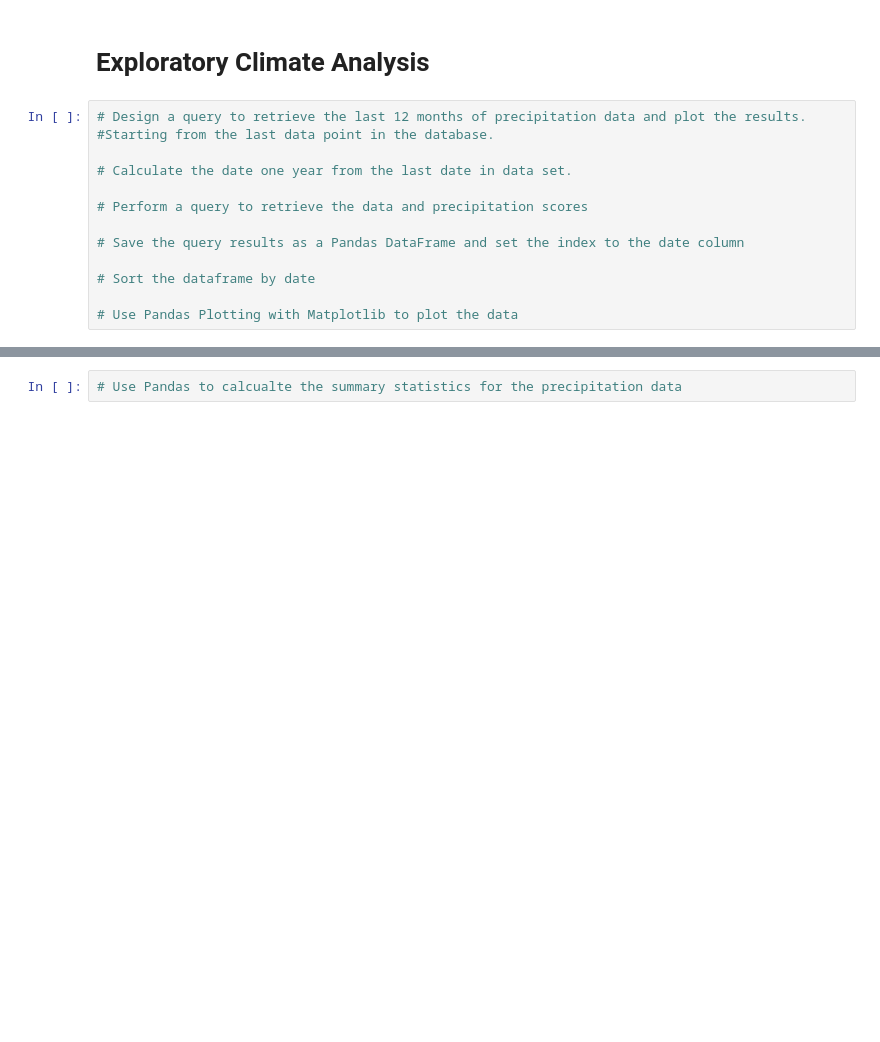
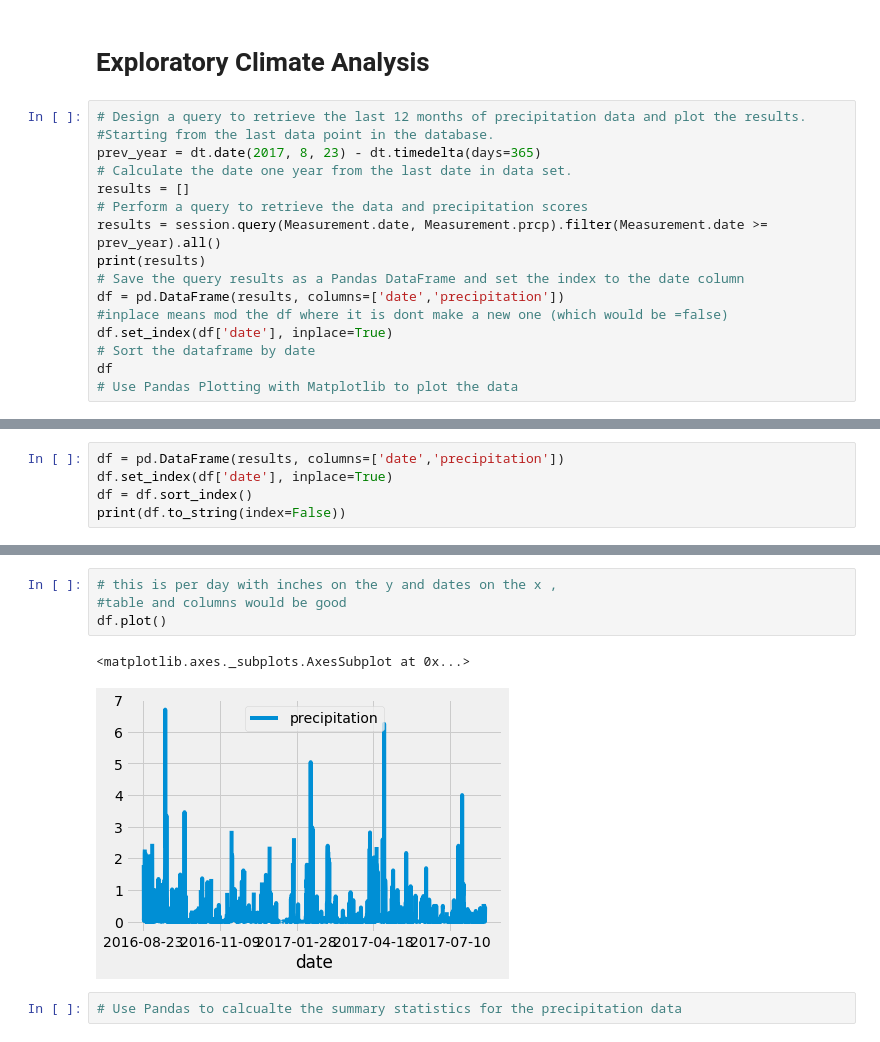
Before and after one commit to misterrustia/surfs_up, a Jupyter notebook: climate_analysis.ipynb, the cells around one changed output, grey strips where cells are left out. Saved outputs shown, nothing was run; the diff lists cells and outputs as text; blank space fills up the shorter version.

```diff
--- a/climate_analysis.ipynb
+++ b/climate_analysis.ipynb
@@ -61,13 +61,16 @@ for result in results:
 # %%
 # Design a query to retrieve the last 12 months of precipitation data and plot the results.
 #Starting from the last data point in the database.
-
+prev_year = dt.date(2017, 8, 23) - dt.timedelta(days=365)
 # Calculate the date one year from the last date in data set.
-
+results = []
 # Perform a query to retrieve the data and precipitation scores
-
+results = session.query(Measurement.date, Measurement.prcp).filter(Measurement.date >= prev_year).all()
+print(results)
 # Save the query results as a Pandas DataFrame and set the index to the date column
-
+df = pd.DataFrame(results, columns=['date','precipitation'])
+#inplace means mod the df where it is dont make a new one (which would be =false)
+df.set_index(df['date'], inplace=True)
 # Sort the dataframe by date
-
+df
 # Use Pandas Plotting with Matplotlib to plot the data
@@ -73,0 +93,5 @@ for result in results:
+# %%
+df = pd.DataFrame(results, columns=['date','precipitation'])
+df.set_index(df['date'], inplace=True)
+df = df.sort_index()
+print(df.to_string(index=False))
@@ -74,3 +116,10 @@ for result in results:
+# %%
+# this is per day with inches on the y and dates on the x ,
+#table and columns would be good
+df.plot()
+# %% [output]
+<matplotlib.axes._subplots.AxesSubplot at 0x...>
+[figure, added]
 # %%
 # Use Pandas to calcualte the summary statistics for the precipitation data
 # %%
```
Also changed, not shown: parts of 2 cells of this notebook.
